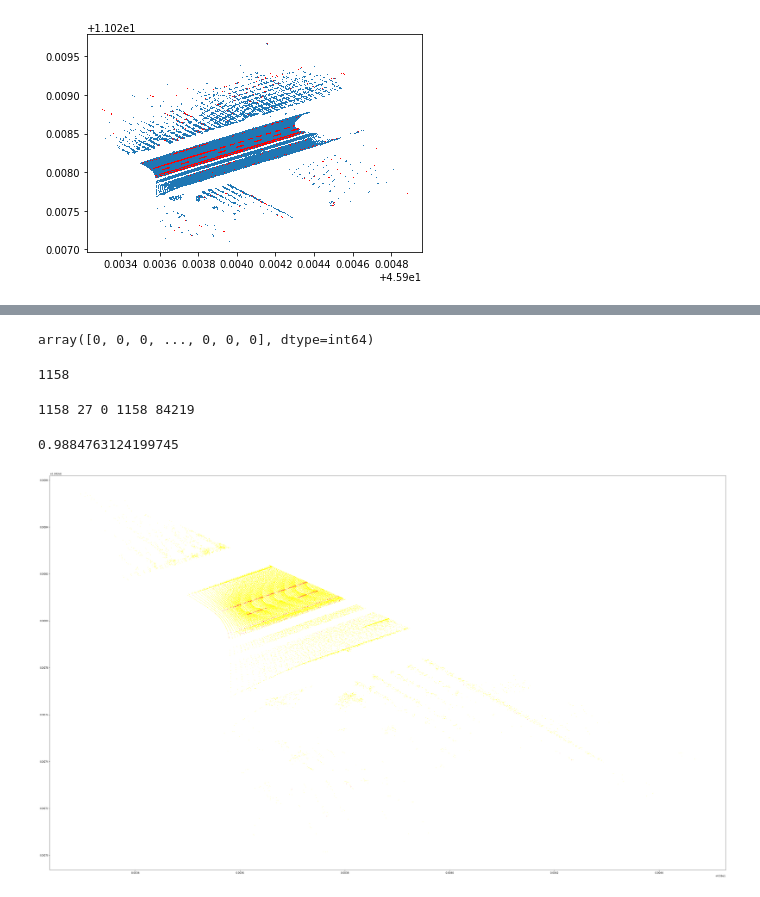
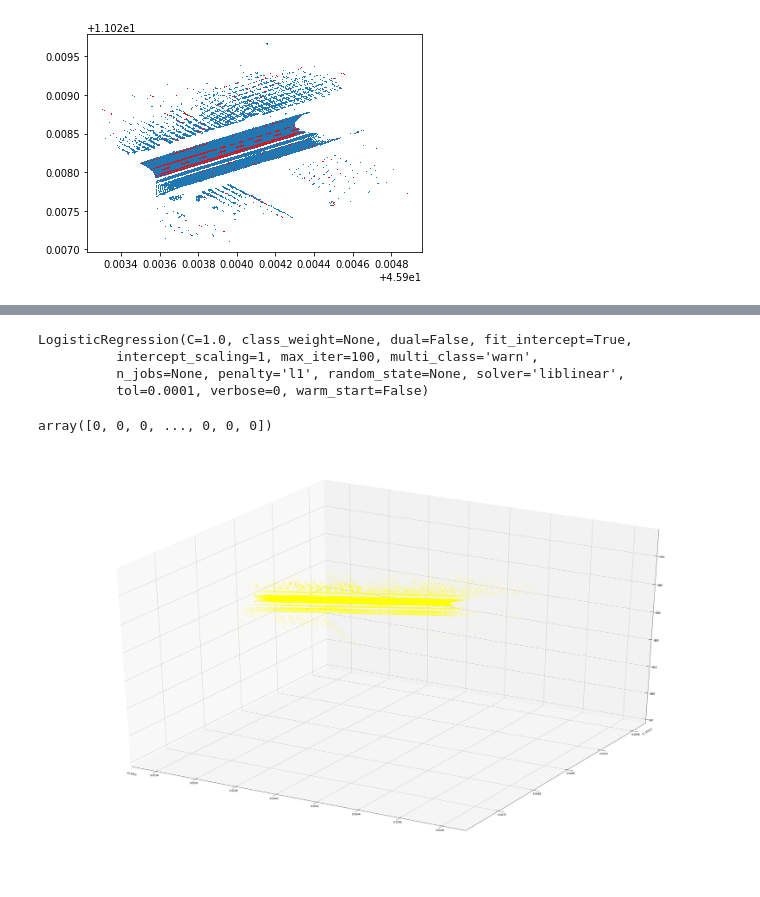
Before and after one commit to jingchengdeng/point_cloud_lane_marking, a Jupyter notebook: Untitled.ipynb, the cells around one changed output, grey strips where cells are left out. Drawn from its saved outputs; the diff is of its cells as text; code cells hidden in the pictures.

```diff
--- a/Untitled.ipynb
+++ b/Untitled.ipynb
@@ -204,4 +161,16 @@ y_predict = clf.predict(X.iloc[test])
+# %%
+clf = linear_model.LogisticRegression(penalty = 'l1', solver = 'liblinear')
+clf.fit(X, Y)
+# %% [output]
+LogisticRegression(C=1.0, class_weight=None, dual=False, fit_intercept=True,
+          intercept_scaling=1, max_iter=100, multi_class='warn',
+          n_jobs=None, penalty='l1', random_state=None, solver='liblinear',
+          tol=0.0001, verbose=0, warm_start=False)
+# %%
+road = {'latitude': horizon_x, 'longitude':horizon_y, 'altitude': horizon_z, 'intensity':horizon_intensity}
+X = pd.DataFrame(data = road)
+y_predict = clf.predict(X)
 # %%
 y_predict
 # %% [output]
-array([0, 0, 0, ..., 0, 0, 0], dtype=int64)
+array([0, 0, 0, ..., 0, 0, 0])
@@ -210,44 +177,11 @@ x_train, x_test, y_train, y_test = X.iloc[train], X.iloc[test], Y.iloc[train], Y
-# %%
-sum(y_test['label'] == 1)
-# %% [output]
-1158
-# %%
-P = 0
-TP = 0
-FP = 0
-FN = 0
-N = 0
-i = 0
-for index, row in y_test.iterrows():
-    if row['label'] == y_predict[i] == 1:
-        TP += 1
-    elif row['label'] == 1 and y_predict[i] == 0:
-        FN += 1
-    elif row['label'] == 0 and y_predict[i] == 1:
-        FP += 1
-    if row['label'] == 1:
-        P += 1
-    if row['label'] == 0:
-        N += 1
-    i += 1
-print(TP, FP, FN, P, N)
-# %% [output]
-1158 27 0 1158 84219
-# %%
-recall = TP / (TP + FN)
-precision = TP / (TP + FP)
-f1 = (2 * precision * recall) / (precision + recall)
-f1
-# %% [output]
-0.9884763124199745
 # %%
 fig = plt.figure(figsize = (50, 30))
-# ax = plt.axes(projection = '3d')
-# ax.set_xlim(min(horizon_x), max(horizon_x))
-# ax.set_ylim(min(horizon_y), max(horizon_y))
-# ax.set_zlim3d(min(z), max(z))
-plt.plot(x_test[y_predict == False]['latitude'], x_test[y_predict == False]['longitude'], ',', color = "yellow")
-plt.plot(x_test[y_predict == True]['latitude'], x_test[y_predict == True]['longitude'], ',', color = "red")
+ax = plt.axes(projection = '3d')
+ax.set_xlim(min(horizon_x), max(horizon_x))
+ax.set_ylim(min(horizon_y), max(horizon_y))
+ax.set_zlim3d(200, 234)
+ax.plot3D(X[y_predict == 1]['latitude'], X[y_predict == 1]['longitude'], X[y_predict == 1]['altitude'], ',', color = "red")
+ax.plot3D(X[y_predict == 0]['latitude'], X[y_predict == 0]['longitude'], X[y_predict == 0]['altitude'], ',', color = "yellow")
 plt.show()
 # %% [output]
-[figure, old version]
+[figure, new version]
```
Also changed, not shown: parts of 12 cells of this notebook, 10 other files.
